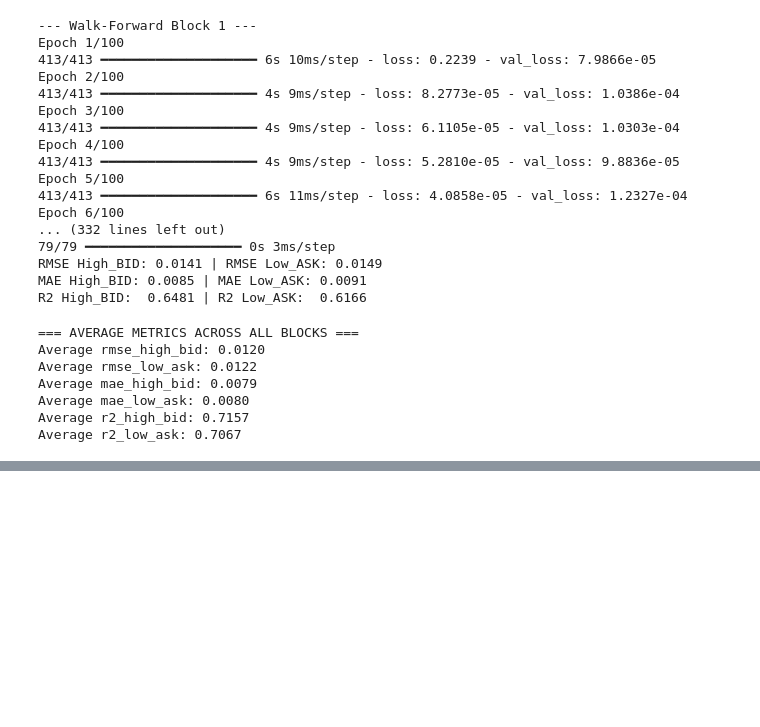
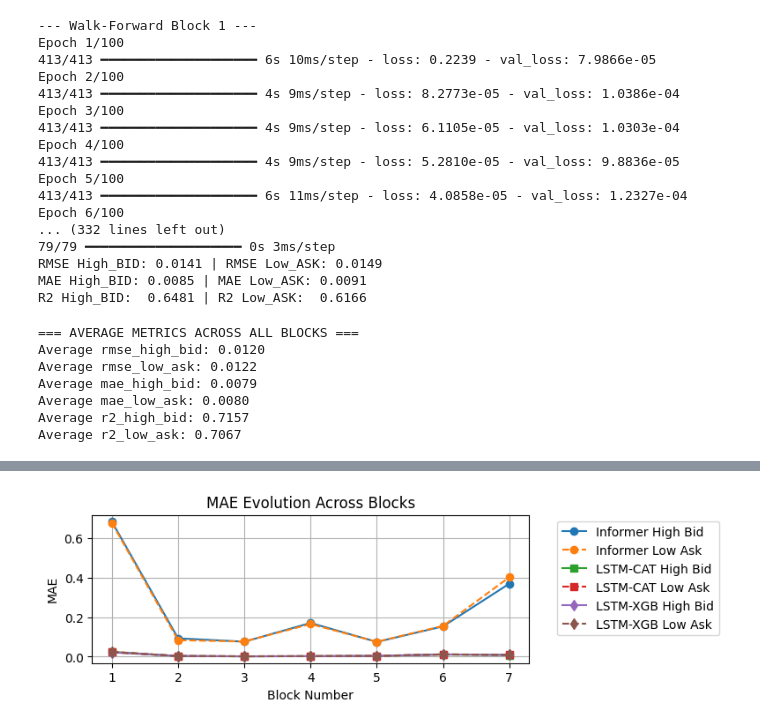
Before and after one commit to mohammadjaber1mj/Dissertation, a Jupyter notebook: PGMP_main.ipynb, the cells around one changed output, grey strips where cells are left out. Cells and saved outputs as stored; diff of their text form; code cells hidden in the pictures; blank space fills up the shorter version.

```diff
--- a/PGMP_main.ipynb
+++ b/PGMP_main.ipynb
@@ -2243,17 +2252,18 @@ plt.show()
 # %%
 # Plot MAE evolution
-plt.subplot(2, 1, 2)
 plt.plot(blocks, [x['mae_high_bid'] for x in results_next_60min_Informer], 'o-', label='Informer High Bid')
 plt.plot(blocks, [x['mae_low_ask'] for x in results_next_60min_Informer], 'o--', label='Informer Low Ask')
 plt.plot(blocks, [x['mae_high_bid'] for x in results_next_60min_LSTM_CAT], 's-', label='LSTM-CAT High Bid')
 plt.plot(blocks, [x['mae_low_ask'] for x in results_next_60min_LSTM_CAT], 's--', label='LSTM-CAT Low Ask')
 plt.plot(blocks, [x['mae_high_bid'] for x in results_next_60min_LSTM_XGB], 'd-', label='LSTM-XGB High Bid')
 plt.plot(blocks, [x['mae_low_ask'] for x in results_next_60min_LSTM_XGB], 'd--', label='LSTM-XGB Low Ask')
 
 plt.title('MAE Evolution Across Blocks')
 plt.xlabel('Block Number')
 plt.ylabel('MAE')
 plt.legend(bbox_to_anchor=(1.05, 1), loc='upper left')
 plt.grid(True)
 
 plt.show()
+# %% [output]
+[figure, added]
```
Also changed, not shown: parts of 139 cells of this notebook, 53 other files.
